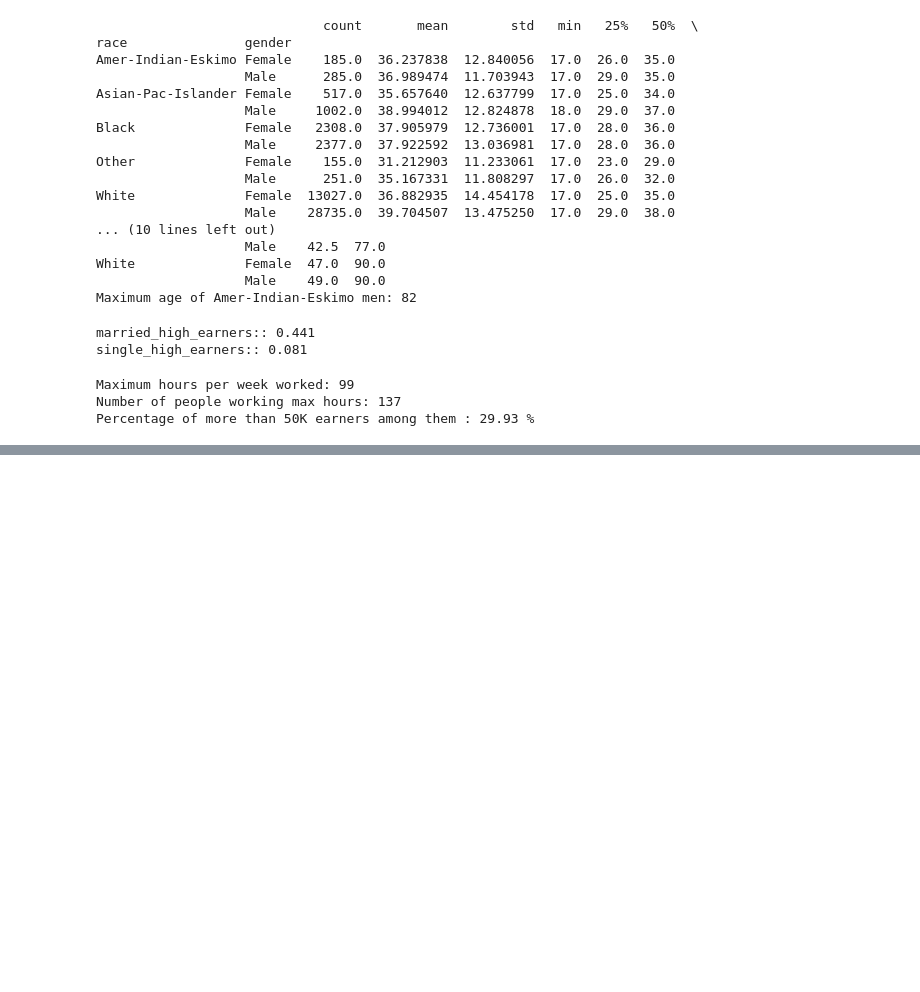
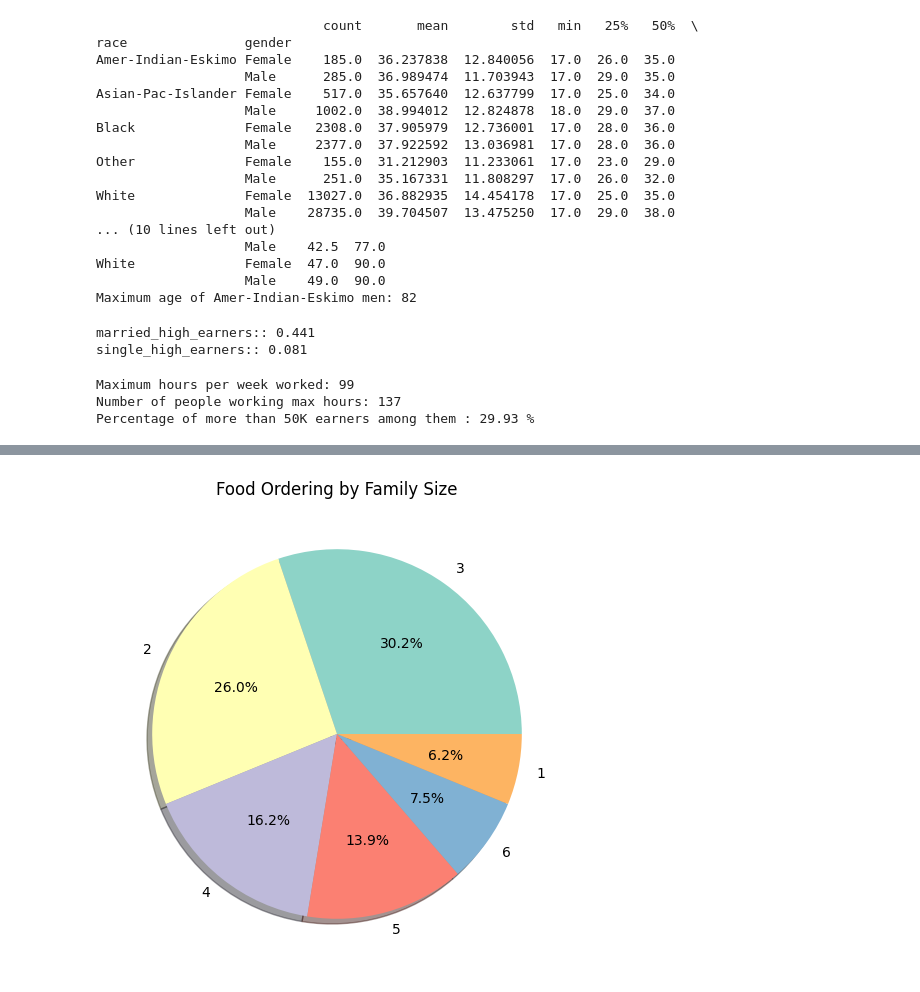
Before and after one commit to Harshkotkar/jupyter, a Jupyter notebook: pratice_2.0/python_praticals(2)/assigment3.ipynb, the cells around one changed output, grey strips where cells are left out. Drawn from its saved outputs; the diff is of its cells as text; code cells hidden in the pictures; blank space fills up the shorter version.

```diff
--- a/pratice_2.0/python_praticals(2)/assigment3.ipynb
+++ b/pratice_2.0/python_praticals(2)/assigment3.ipynb
@@ -163,0 +378,9 @@ Percentage of more than 50K earners among them : 29.93 %
+# %%
+#3) Display Food ordering patterns based on family size. ( Make use of pie chart )
+family_size_orders = food["Family size"].value_counts()
+plt.figure(figsize=(6, 6))
+plt.pie(family_size_orders, labels=family_size_orders.index, autopct='%1.1f%%', colors=sns.color_palette("Set3"),shadow=True)
+plt.title("Food Ordering by Family Size")
+plt.show()
+# %% [output]
+[figure, added]
```
Also changed, not shown: parts of 28 cells of this notebook, 7 other files.
